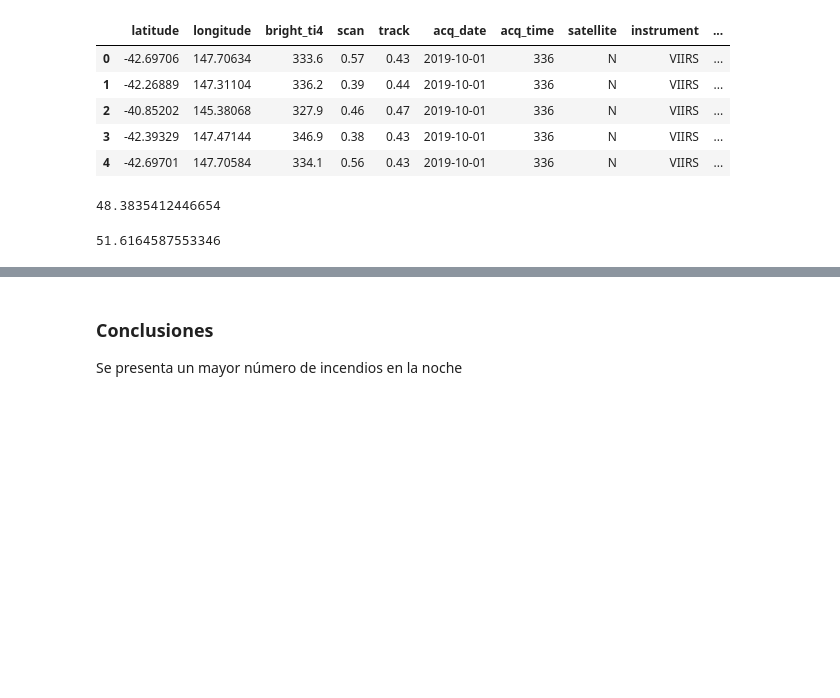
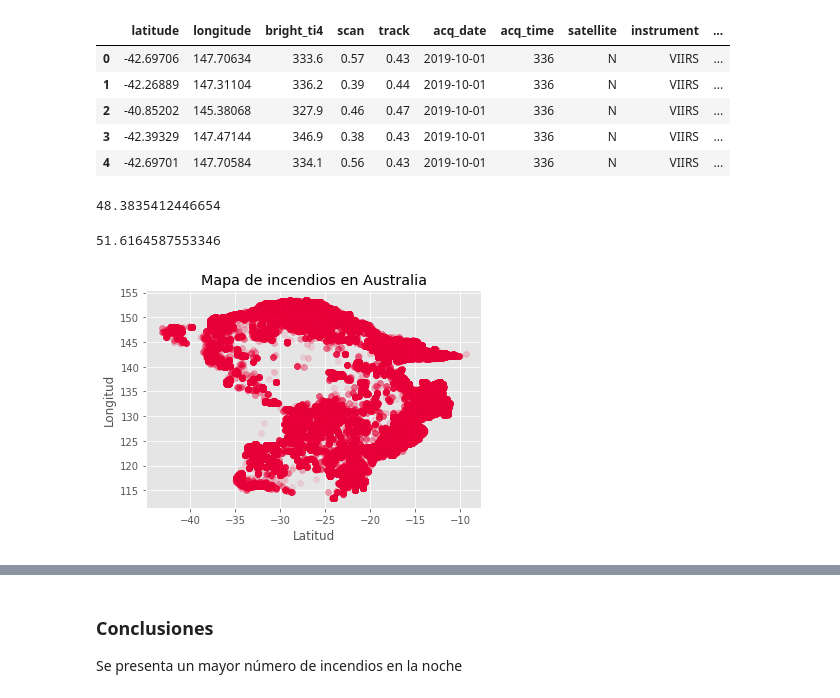
Before and after one commit to rromerov/fires-across-Australia, a Jupyter notebook: main.ipynb, the cells around one changed output, grey strips where cells are left out. Cells and saved outputs as stored; diff of their text form; code cells hidden in the pictures; blank space fills up the shorter version.

```diff
--- a/main.ipynb
+++ b/main.ipynb
@@ -32,3 +32,15 @@ porcentaje_incedios_noche=(incendios_en_la_noche*100)/(total_incendios)
 print(porcentaje_incedios_noche)
 # %% [output]
 51.6164587553346
+# %%
+import matplotlib.pyplot as plt
+x=df.latitude
+y=df.longitude
+plt.scatter(x=x,y=y,alpha=0.1,color="#ef0037")
+plt.style.use("ggplot")
+plt.title("Mapa de incendios en Australia")
+plt.xlabel("Latitud")
+plt.ylabel("Longitud")
+plt.show()
+# %% [output]
+[figure, added]
```
Also changed, not shown: parts of 3 cells of this notebook.
